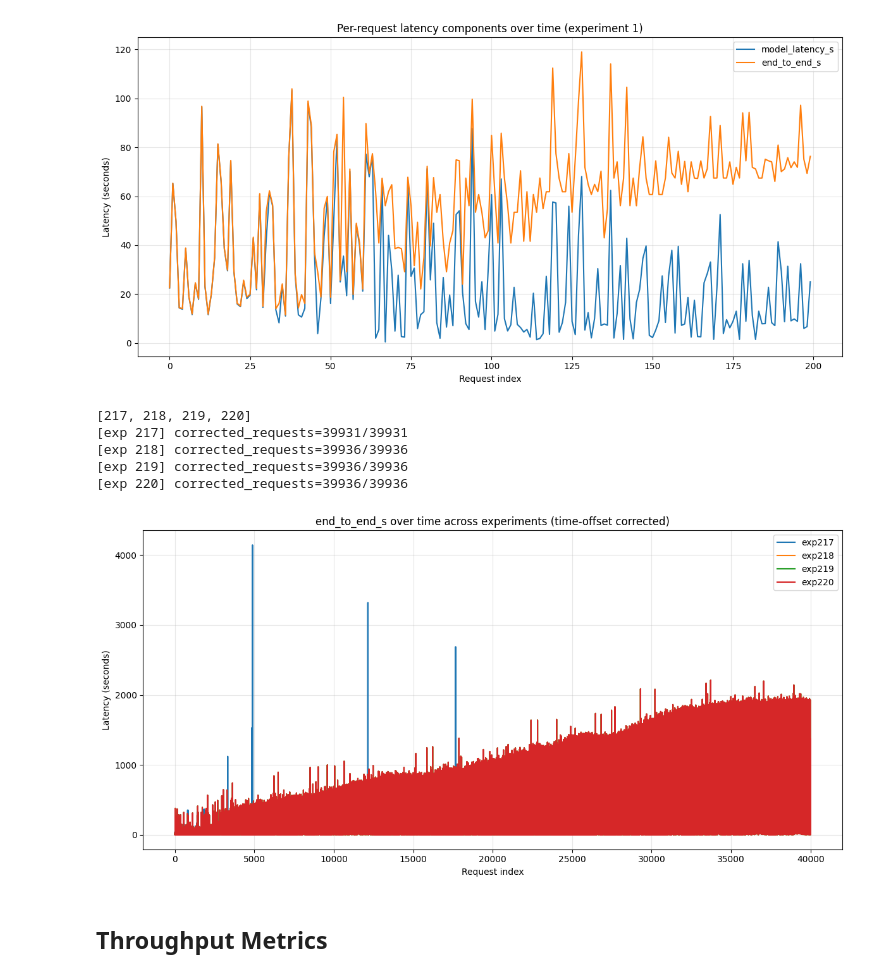
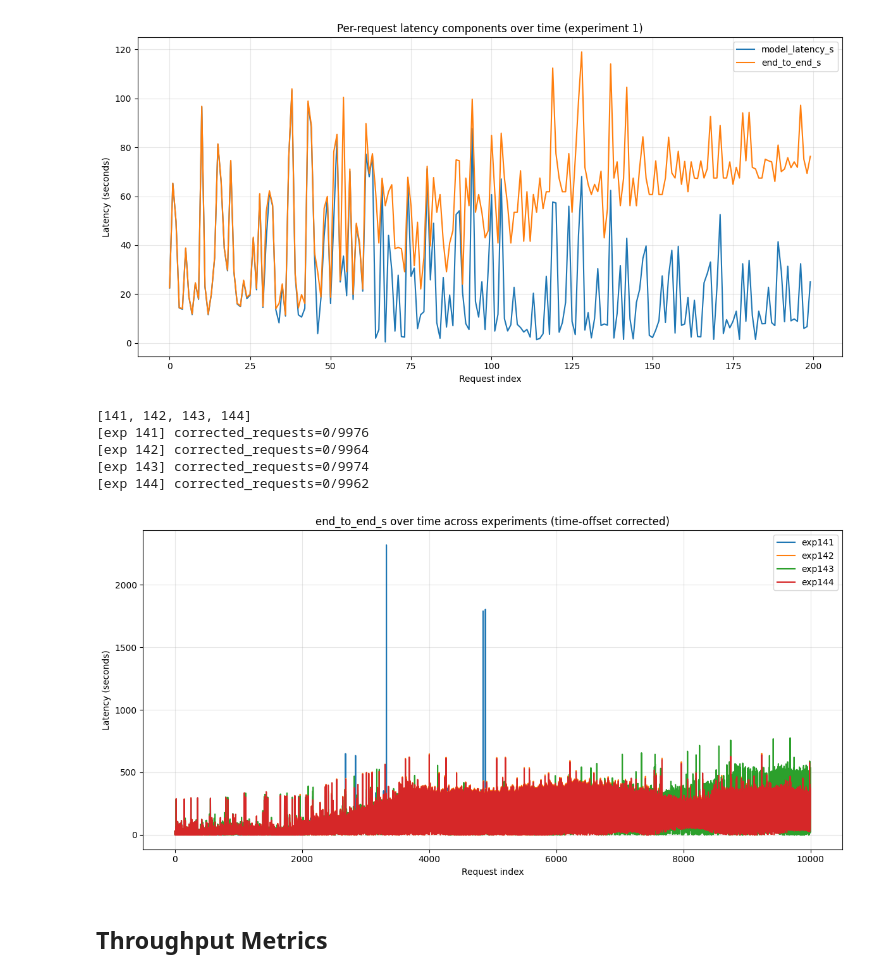
Before and after one commit to immengzi/LLM-LA, a Jupyter notebook: microservice/analysis.ipynb, the cells around one changed output. Saved outputs shown, nothing was run; the diff lists cells and outputs as text; code cells hidden in the pictures.

```diff
--- a/microservice/analysis.ipynb
+++ b/microservice/analysis.ipynb
@@ -303,7 +303,7 @@ from experiment_analysis import load_experiment_latencies, experiments_from_seri
 import matplotlib.pyplot as plt
 
 # ---- choose experiments ----
-series_ids = [54]
+series_ids = [35]
 experiments = experiments_from_series(series_ids)
 print(experiments)
 # ----------------------------
@@ -334,39 +334,39 @@ for exp_id in experiments:
         )
         .sort_values("idx")
         .reset_index(drop=True)
     )
 
     # (optional) sanity: how many requests actually got corrected?
     if APPLY_TIME_OFFSETS and "applied_time_offset_s" in df.columns:
         n_corr = int(df["applied_time_offset_s"].notna().sum())
         print(f"[exp {exp_id}] corrected_requests={n_corr}/{len(df)}")
 
     if metric not in df.columns:
         print(f"Skipping exp{exp_id}: {metric} not found")
         continue
 
     x = df["idx"]
     y = df[metric]
 
     plt.plot(x, y, label=f"exp{exp_id}")
 
 plt.xlabel("Request index")
 plt.ylabel("Latency (seconds)")
 plt.title(
     f"{metric} over time across experiments "
     + ("(time-offset corrected)" if APPLY_TIME_OFFSETS else "(raw clocks)")
 )
 plt.legend(loc="upper right")
 plt.grid(True, alpha=0.3)
 plt.tight_layout()
 plt.show()
 # %% [output]
-[217, 218, 219, 220]
-[exp 217] corrected_requests=39931/39931
-[exp 218] corrected_requests=39936/39936
-[exp 219] corrected_requests=39936/39936
-[exp 220] corrected_requests=39936/39936
+[141, 142, 143, 144]
+[exp 141] corrected_requests=0/9976
+[exp 142] corrected_requests=0/9964
+[exp 143] corrected_requests=0/9974
+[exp 144] corrected_requests=0/9962
-[figure, old version]
+[figure, new version]
 # %% [markdown]
 ## Throughput Metrics
 # %%
```
Also changed, not shown: parts of 10 cells of this notebook, 34 other files.
